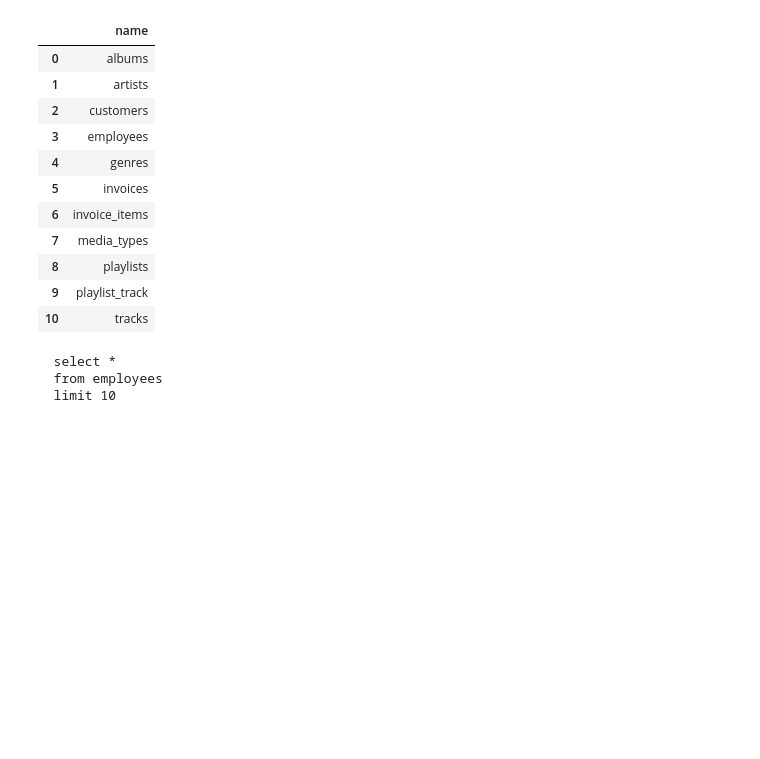
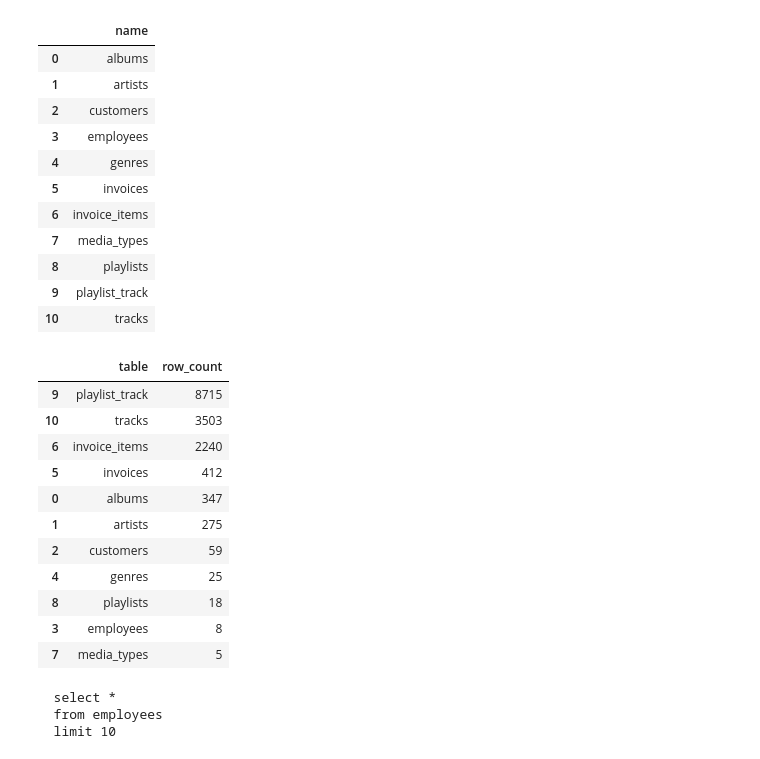
Before and after one commit to tanickell/Data-Science-Portfolio-C22, a Jupyter notebook: Modules/Module_3_SQL/Lectures/313-sqlite3-chinook.db.end.ipynb, the cells around one changed output. Drawn from its saved outputs; the diff is of its cells as text; code cells hidden in the pictures; blank space fills up the shorter version.

Commit message:
Lecture 313 SQL and Chinook Pass 02 (2026-11-10).

```diff
--- a/Modules/Module_3_SQL/Lectures/313-sqlite3-chinook.db.end.ipynb
+++ b/Modules/Module_3_SQL/Lectures/313-sqlite3-chinook.db.end.ipynb
@@ -170,6 +157,31 @@ tables
 | 8 | playlists |
 | 9 | playlist_track |
 | 10 | tracks |
+# %%
+rows = []
+with contextlib.closing(db.connect("chinook.db")) as db_con:
+  for table in tables["name"]:
+    # print(f"== {table} row count ==> ", end='')
+    query = f'''select count(*) as row_count from {table} ;'''
+    row_count = pd.read_sql_query( query, db_con ).iloc[0, 0]
+    # print(row_count)
+    rows.append([table, row_count])
+
+rows_df = pd.DataFrame( rows, columns = [ "table", "row_count" ] )
+rows_df.sort_values( by = ["row_count"], ascending=False )
+# %% [output]
+|  | table | row_count |
+| 9 | playlist_track | 8715 |
+| 10 | tracks | 3503 |
+| 6 | invoice_items | 2240 |
+| 5 | invoices | 412 |
+| 0 | albums | 347 |
+| 1 | artists | 275 |
+| 2 | customers | 59 |
+| 4 | genres | 25 |
+| 8 | playlists | 18 |
+| 3 | employees | 8 |
+| 7 | media_types | 5 |
 # %%
 # Select the first 10 entries from the employees table
 query = '''
```
Also changed, not shown: parts of 35 cells of this notebook.
